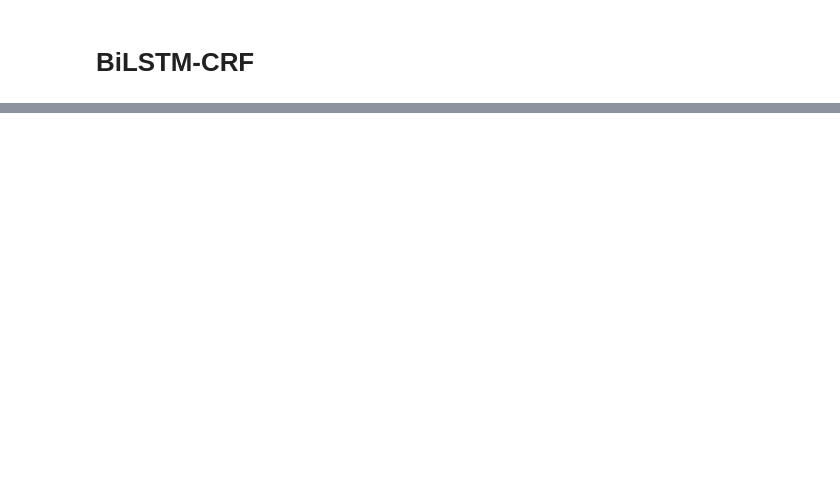
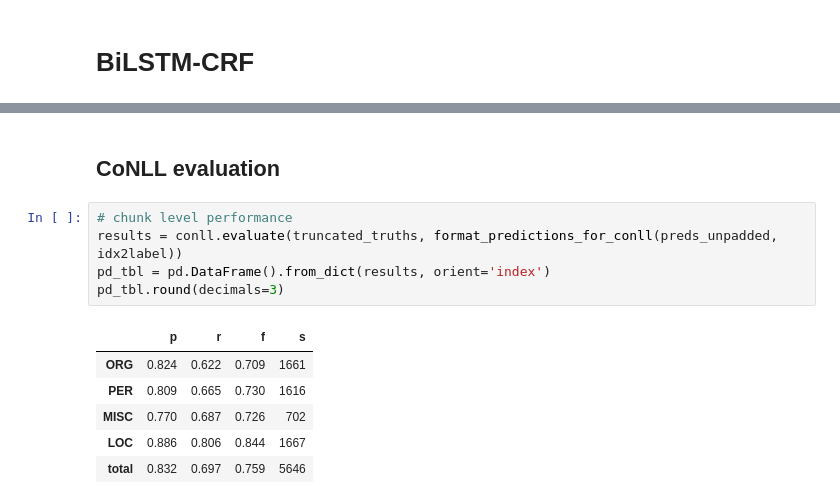
Before and after one commit to andrearigo-dev/NLU-Final-Project, a Jupyter notebook: nlu_project_ner_tagging.ipynb, the cells around one changed output, grey strips where cells are left out. Drawn from its saved outputs; the diff is of its cells as text; blank space fills up the shorter version.

```diff
--- a/nlu_project_ner_tagging.ipynb
+++ b/nlu_project_ner_tagging.ipynb
@@ -587,0 +797,14 @@ pd_tbl.round(decimals=3)
+# %% [markdown]
+## CoNLL evaluation
+# %%
+# chunk level performance
+results = conll.evaluate(truncated_truths, format_predictions_for_conll(preds_unpadded, idx2label))
+pd_tbl = pd.DataFrame().from_dict(results, orient='index')
+pd_tbl.round(decimals=3)
+# %% [output]
+|  | p | r | f | s |
+| ORG | 0.824 | 0.622 | 0.709 | 1661 |
+| PER | 0.809 | 0.665 | 0.730 | 1616 |
+| MISC | 0.770 | 0.687 | 0.726 | 702 |
+| LOC | 0.886 | 0.806 | 0.844 | 1667 |
+| total | 0.832 | 0.697 | 0.759 | 5646 |
```
Also changed, not shown: parts of 33 cells of this notebook, 2 other files.
